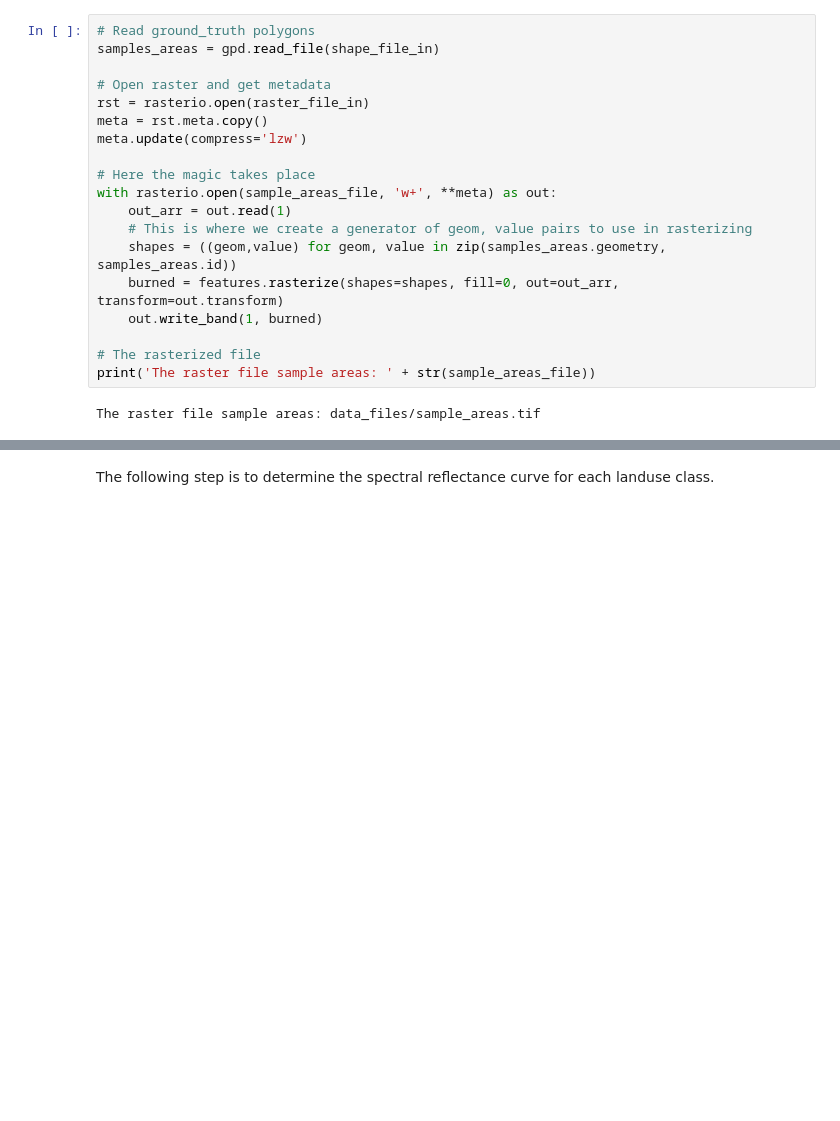
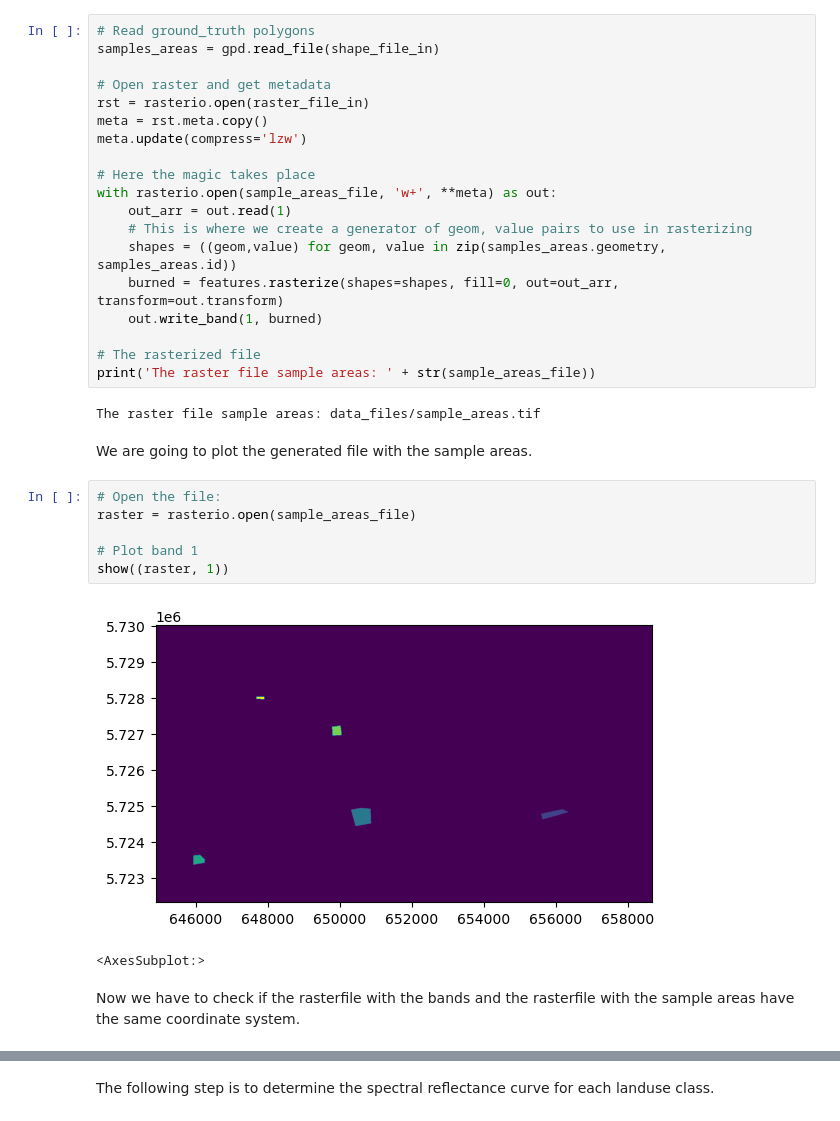
Before and after one commit to MarkTerlien/Quatro-Book-TeM, a Jupyter notebook: supervised_classification.ipynb, the cells around one changed output, grey strips where cells are left out. Saved outputs shown, nothing was run; the diff lists cells and outputs as text; blank space fills up the shorter version.

```diff
--- a/supervised_classification.ipynb
+++ b/supervised_classification.ipynb
@@ -159,3 +196,16 @@ with rasterio.open(sample_areas_file, 'w+', **meta) as out:
 print('The raster file sample areas: ' + str(sample_areas_file))
 # %% [output]
 The raster file sample areas: data_files/sample_areas.tif
+# %% [markdown]
+We are going to plot the generated file with the sample areas.
+# %%
+# Open the file:
+raster = rasterio.open(sample_areas_file)
+
+# Plot band 1
+show((raster, 1))
+# %% [output]
+[figure, added]
+<AxesSubplot:>
+# %% [markdown]
+Now we have to check if the rasterfile with the bands and the rasterfile with the sample areas have the same coordinate system.
```
Also changed, not shown: parts of 65 cells of this notebook, 13 other files.
